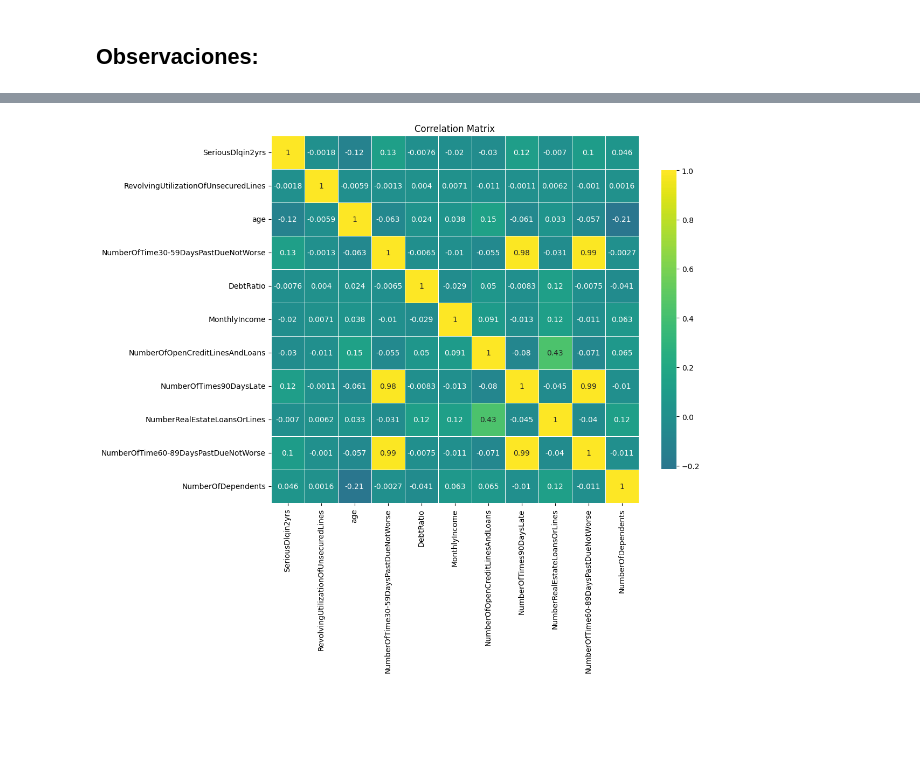
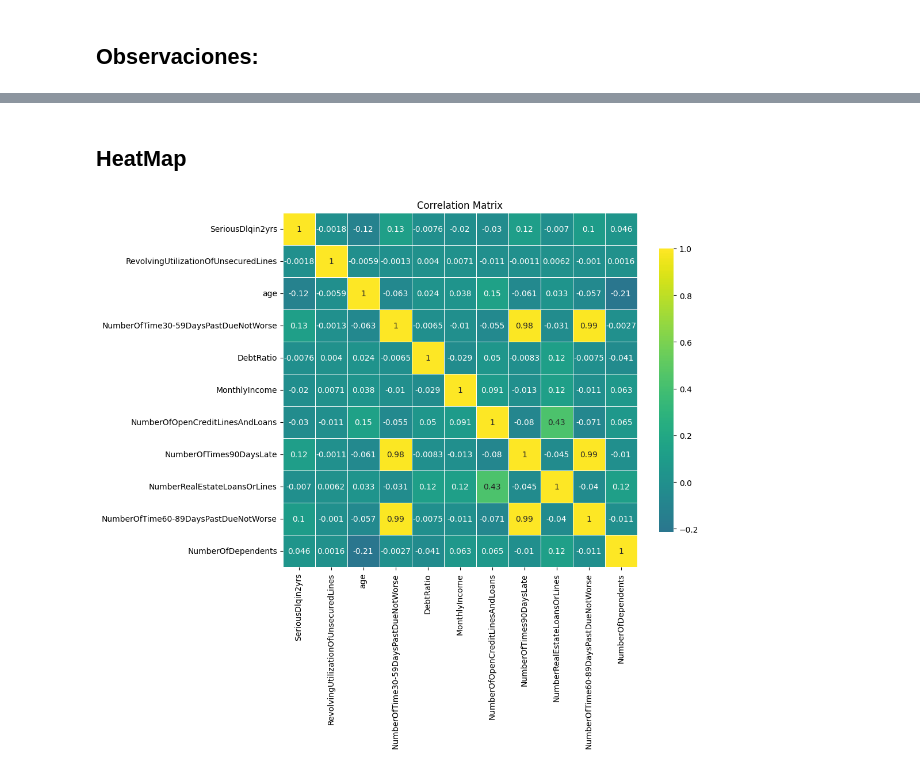
Before and after one commit to THEWACHER1103/analisis_crediticio, a Jupyter notebook: Analisis_crediticio.ipynb, the cells around one changed output, grey strips where cells are left out. Cells and saved outputs as stored; diff of their text form; code cells hidden in the pictures; blank space fills up the shorter version.

```diff
--- a/Analisis_crediticio.ipynb
+++ b/Analisis_crediticio.ipynb
@@ -232,0 +312,6 @@ for col in columns:
+# %%
+df[['age', 'NumberOfTime30-59DaysPastDueNotWorse']].corr(method='spearman')
+df['age_group'] = pd.cut(
+    df['age'],
+    bins=[20,30,40,50,60,70,80,100])
+df.groupby('age_group')['NumberOfTime30-59DaysPastDueNotWorse'].mean()
@@ -232,0 +338,6 @@ for col in columns:
+# %%
+df[['age', 'NumberOfTime60-89DaysPastDueNotWorse']].corr(method='spearman')
+df['age_group'] = pd.cut(
+    df['age'],
+    bins=[20,30,40,50,60,70,80,100])
+df.groupby('age_group')['NumberOfTime60-89DaysPastDueNotWorse'].mean()
@@ -232,0 +364,6 @@ for col in columns:
+# %%
+df[['age', 'MonthlyIncome']].corr(method='spearman')
+df['age_group'] = pd.cut(
+    df['age'],
+    bins=[20,30,40,50,60,70,80,100])
+df.groupby('age_group')['MonthlyIncome'].mean()
@@ -232,0 +390,6 @@ for col in columns:
+# %%
+df[['age', 'NumberRealEstateLoansOrLines']].corr(method='spearman')
+df['age_group'] = pd.cut(
+    df['age'],
+    bins=[20,30,40,50,60,70,80,100])
+df.groupby('age_group')['NumberRealEstateLoansOrLines'].mean()
@@ -233,18 +407,20 @@ for col in columns:
+# %% [markdown]
+## HeatMap
 # %%
 
-plt.figure(figsize=(11,9))
+plt.figure(figsize=(10,8))
 mask = np.triu(np.ones_like(df.corr(), dtype=bool))
 sns.heatmap(
     data=df.corr(),
     annot=True,
     #mask=mask,
     cmap="viridis",
     center=0,
     square=True,
     linewidths=0.5,
     cbar_kws={"shrink": 0.8}
 )
 plt.title('Correlation Matrix')
 plt.show()
 # %% [output]
-[figure, old version]
+[figure, new version]
```
Also changed, not shown: parts of 14 cells of this notebook.
